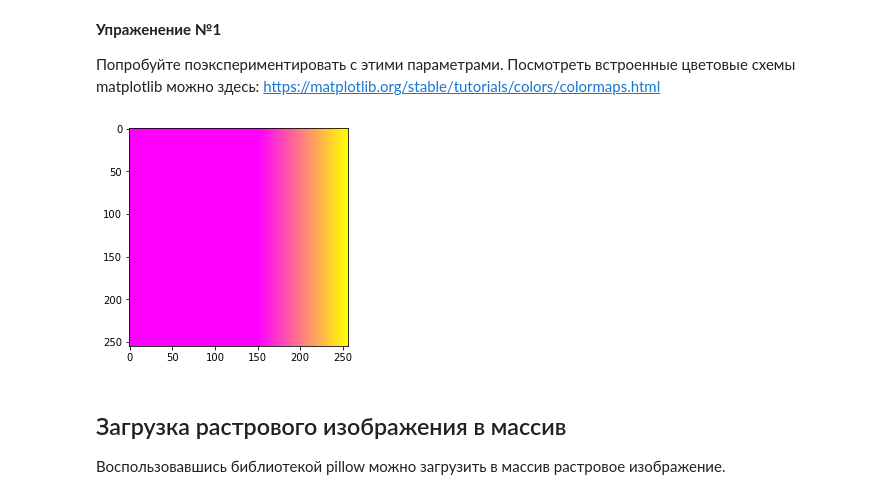
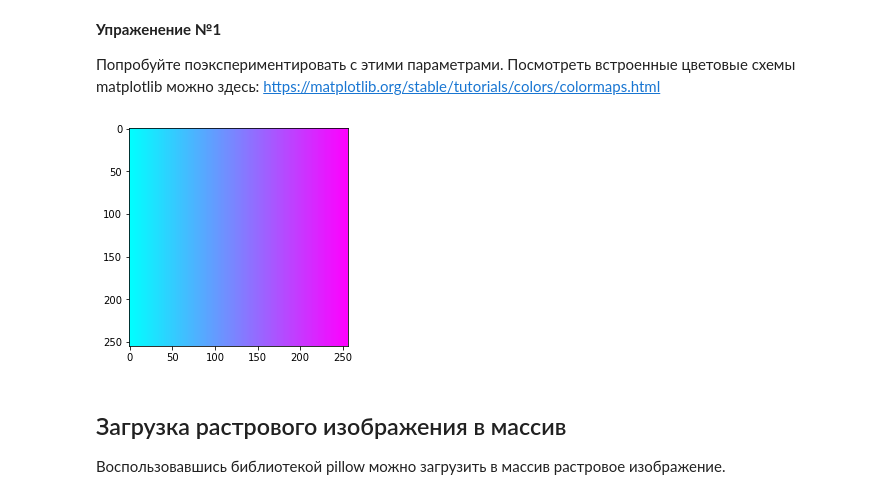
Before and after one commit to polyakova-polina/infa_2022_lfi, a Jupyter notebook: Polyakova_lab5.ipynb, the cells around one changed output. Saved outputs shown, nothing was run; the diff lists cells and outputs as text; code cells hidden in the pictures.

```diff
--- a/Polyakova_lab5.ipynb
+++ b/Polyakova_lab5.ipynb
@@ -30,10 +30,11 @@ plt.show()
 
 Попробуйте поэкспериментировать с этими параметрами. Посмотреть встроенные цветовые схемы matplotlib можно здесь: https://matplotlib.org/stable/tutorials/colors/colormaps.html
 # %%
-plt.imshow(gradient, cmap='spring', vmin=150, vmax=255)
+import matplotlib.pyplot as plt
+plt.imshow(gradient, cmap='cool', vmin=0, vmax=256)
 plt.show()
 # %% [output]
-[figure, old version]
+[figure, new version]
 # %% [markdown]
 ## Загрузка растрового изображения в массив
 Воспользовавшись библиотекой pillow можно загрузить в массив растровое изображение.
```
Also changed, not shown: parts of 18 cells of this notebook.
